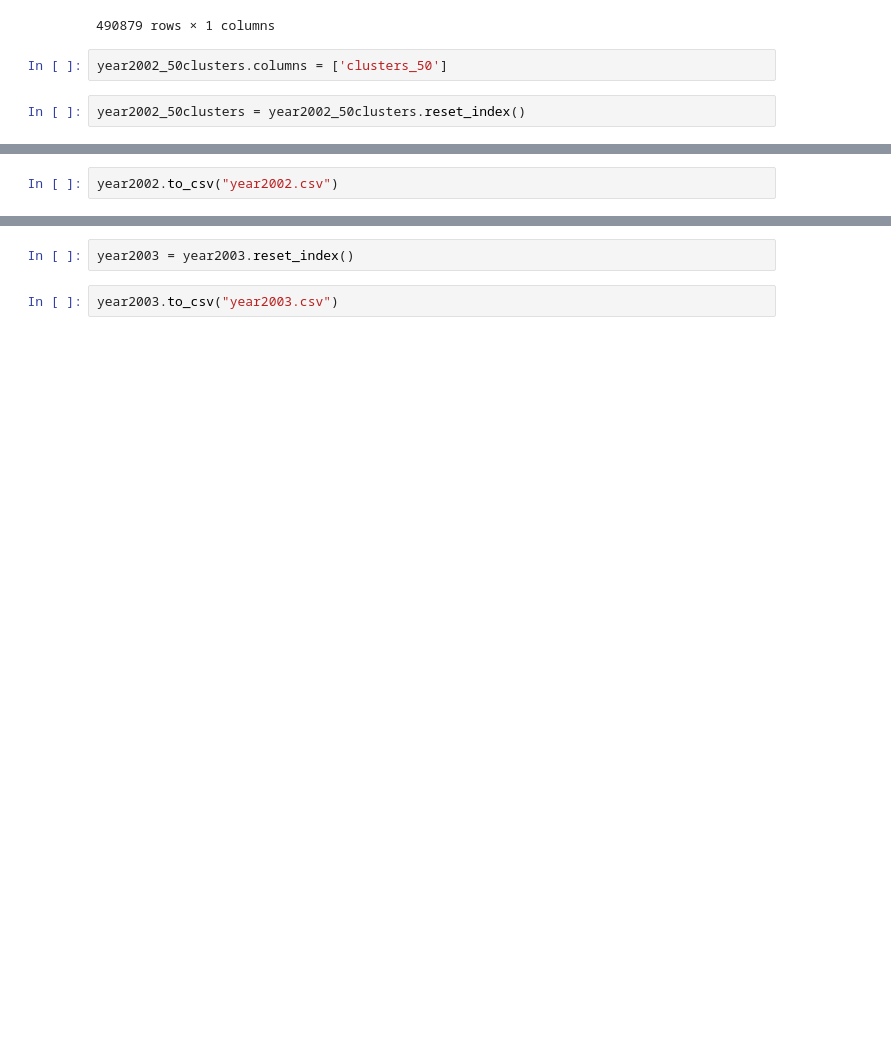
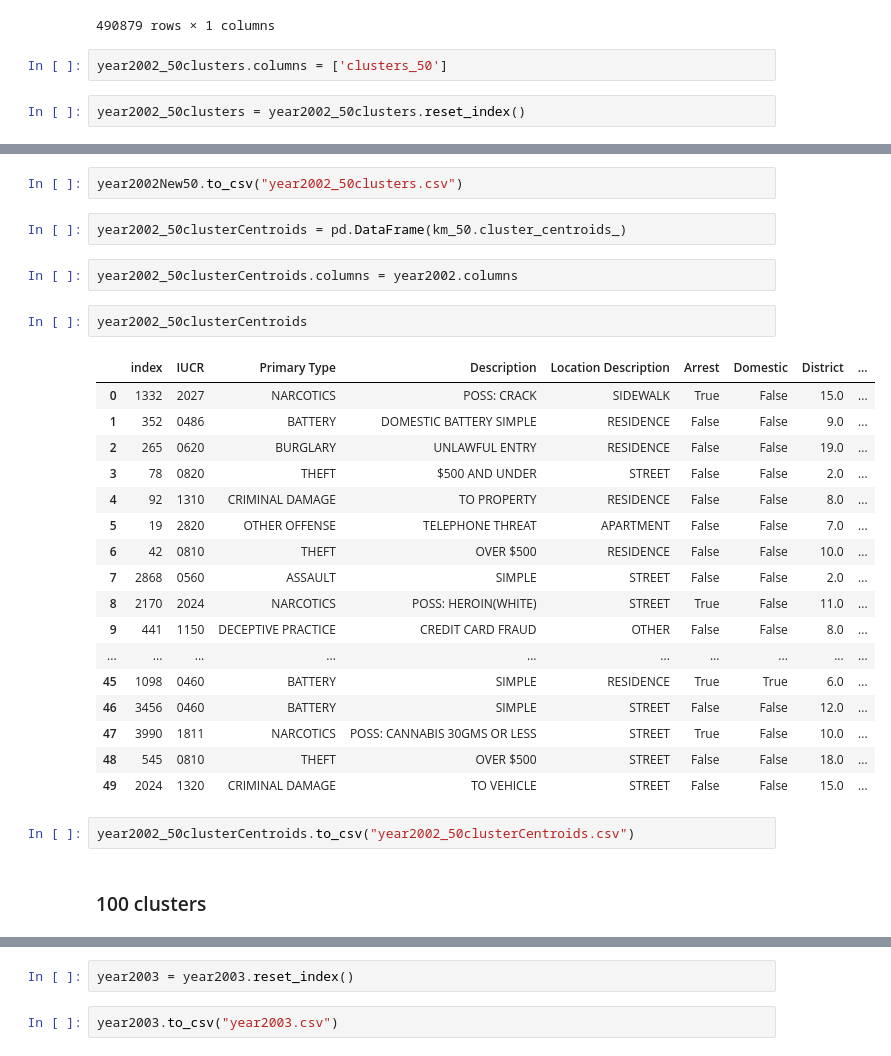
Before and after one commit to jyun38/Unsupervised-MachineLearning, a Jupyter notebook: finalProject/Clustering.ipynb, the cells around one changed output, grey strips where cells are left out. Drawn from its saved outputs; the diff is of its cells as text; blank space fills up the shorter version.

```diff
--- a/finalProject/Clustering.ipynb
+++ b/finalProject/Clustering.ipynb
@@ -711,2 +1010,30 @@ year2002.head()
 # %%
-year2002.to_csv("year2002.csv")
+year2002New50.to_csv("year2002_50clusters.csv")
+# %%
+year2002_50clusterCentroids = pd.DataFrame(km_50.cluster_centroids_)
+# %%
+year2002_50clusterCentroids.columns = year2002.columns
+# %%
+year2002_50clusterCentroids
+# %% [output]
+|  | index | IUCR | Primary Type | Description | Location Description | Arrest | Domestic | District | ... |
+| 0 | 1332 | 2027 | NARCOTICS | POSS: CRACK | SIDEWALK | True | False | 15.0 | ... |
+| 1 | 352 | 0486 | BATTERY | DOMESTIC BATTERY SIMPLE | RESIDENCE | False | False | 9.0 | ... |
+| 2 | 265 | 0620 | BURGLARY | UNLAWFUL ENTRY | RESIDENCE | False | False | 19.0 | ... |
+| 3 | 78 | 0820 | THEFT | $500 AND UNDER | STREET | False | False | 2.0 | ... |
+| 4 | 92 | 1310 | CRIMINAL DAMAGE | TO PROPERTY | RESIDENCE | False | False | 8.0 | ... |
+| 5 | 19 | 2820 | OTHER OFFENSE | TELEPHONE THREAT | APARTMENT | False | False | 7.0 | ... |
+| 6 | 42 | 0810 | THEFT | OVER $500 | RESIDENCE | False | False | 10.0 | ... |
+| 7 | 2868 | 0560 | ASSAULT | SIMPLE | STREET | False | False | 2.0 | ... |
+| 8 | 2170 | 2024 | NARCOTICS | POSS: HEROIN(WHITE) | STREET | True | False | 11.0 | ... |
+| 9 | 441 | 1150 | DECEPTIVE PRACTICE | CREDIT CARD FRAUD | OTHER | False | False | 8.0 | ... |
+| ... | ... | ... | ... | ... | ... | ... | ... | ... | ... |
+| 45 | 1098 | 0460 | BATTERY | SIMPLE | RESIDENCE | True | True | 6.0 | ... |
+| 46 | 3456 | 0460 | BATTERY | SIMPLE | STREET | False | False | 12.0 | ... |
+| 47 | 3990 | 1811 | NARCOTICS | POSS: CANNABIS 30GMS OR LESS | STREET | True | False | 10.0 | ... |
+| 48 | 545 | 0810 | THEFT | OVER $500 | STREET | False | False | 18.0 | ... |
+| 49 | 2024 | 1320 | CRIMINAL DAMAGE | TO VEHICLE | STREET | False | False | 15.0 | ... |
+# %%
+year2002_50clusterCentroids.to_csv("year2002_50clusterCentroids.csv")
+# %% [markdown]
+### 100 clusters
```
Also changed, not shown: parts of 359 cells of this notebook.
